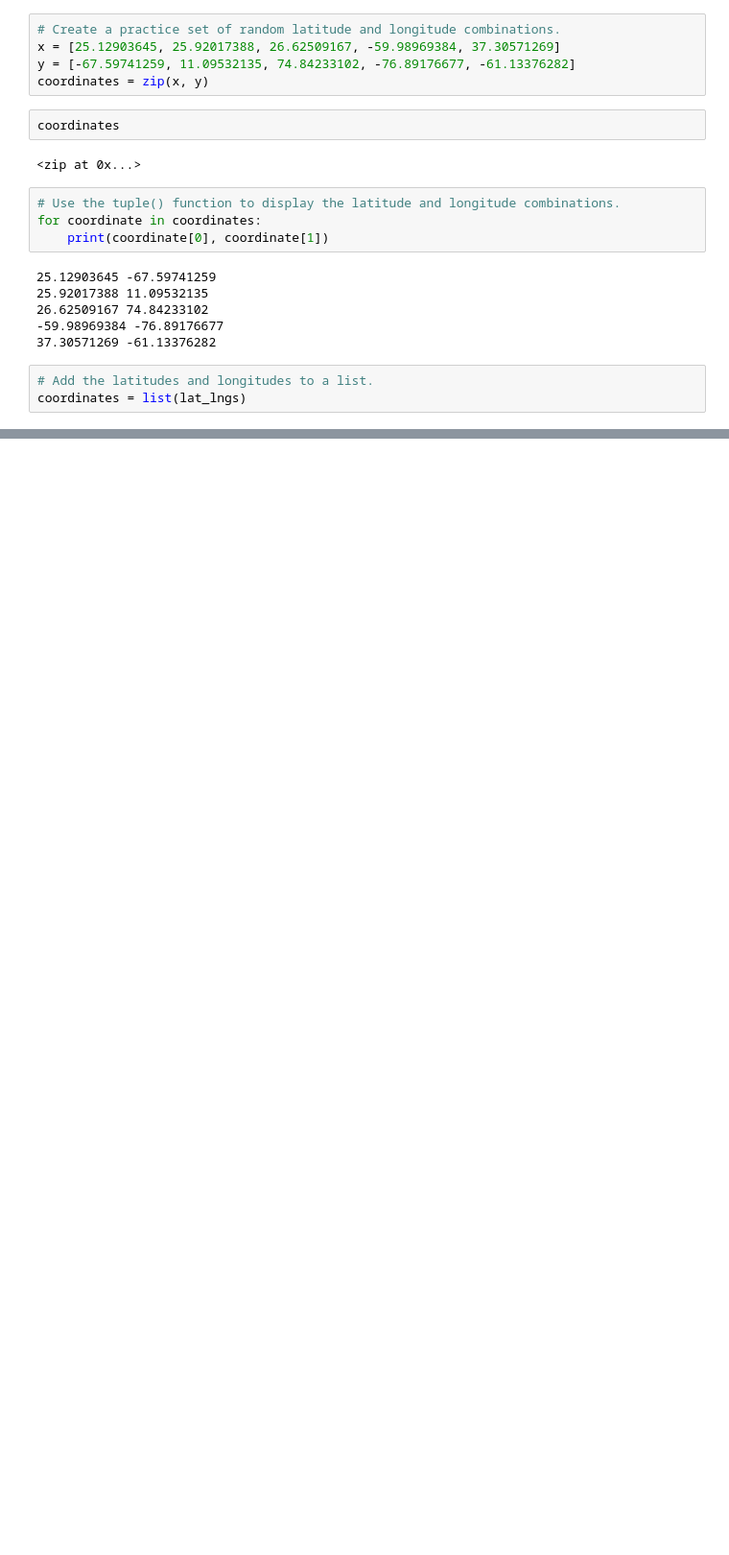
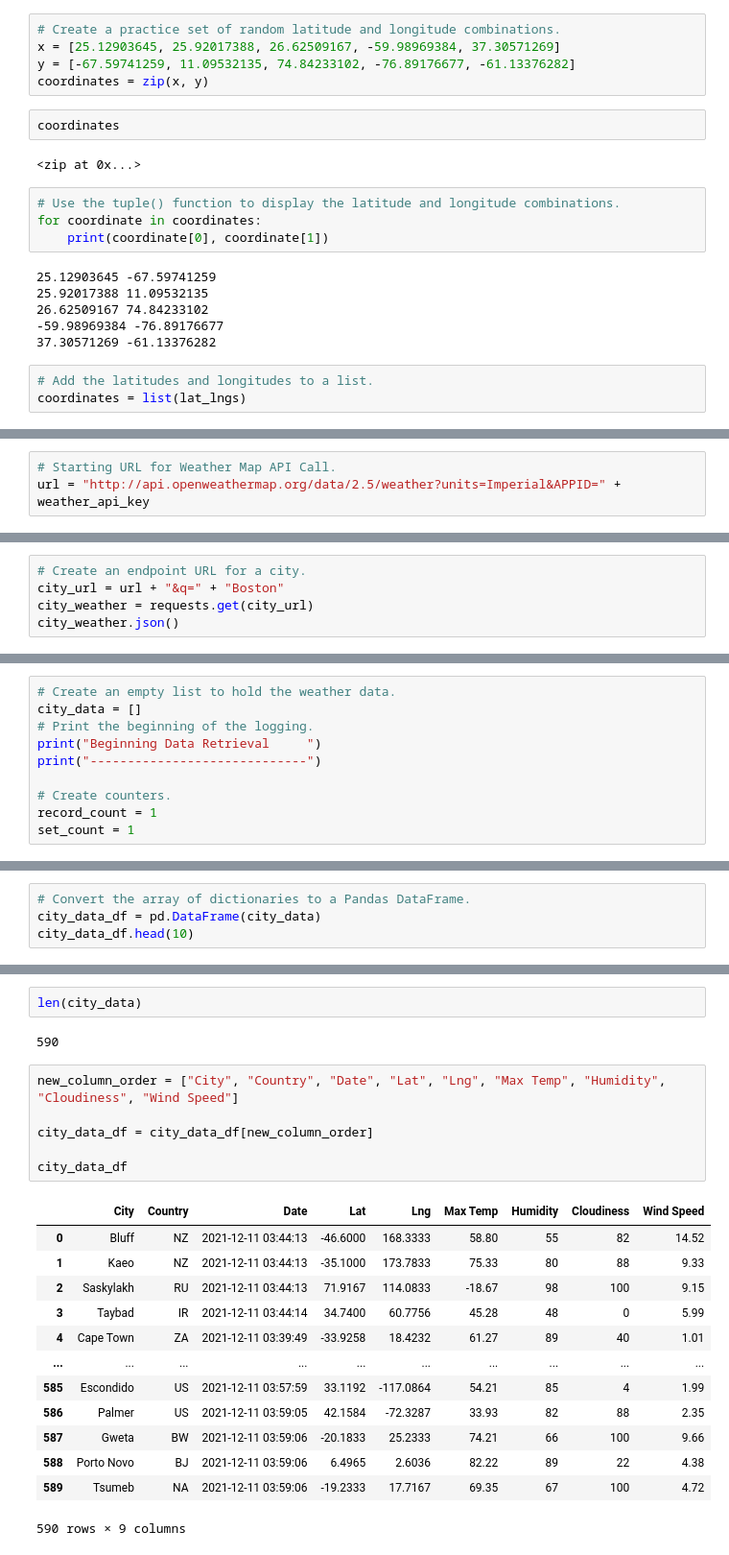
Before and after one commit to sachinnabar/World_Weather_Analysis, a Jupyter notebook: WeatherPy.ipynb, the cells around one changed output, grey strips where cells are left out. Shown at 96% size. Saved outputs shown, nothing was run; the diff lists cells and outputs as text; blank space fills up the shorter version.

Commit message:
Modifications to .gitignore and WeatherPy.ipynb.

```diff
--- a/WeatherPy.ipynb
+++ b/WeatherPy.ipynb
@@ -71,0 +80,3 @@ len(cities)
+# %%
+# Starting URL for Weather Map API Call.
+url = "http://api.openweathermap.org/data/2.5/weather?units=Imperial&APPID=" + weather_api_key
@@ -71,0 +146,5 @@ len(cities)
+# %%
+# Create an endpoint URL for a city.
+city_url = url + "&q=" + "Boston"
+city_weather = requests.get(city_url)
+city_weather.json()
@@ -71,0 +219,10 @@ len(cities)
+# %%
+# Create an empty list to hold the weather data.
+city_data = []
+# Print the beginning of the logging.
+print("Beginning Data Retrieval     ")
+print("-----------------------------")
+
+# Create counters.
+record_count = 1
+set_count = 1
@@ -71,0 +302,4 @@ len(cities)
+# %%
+# Convert the array of dictionaries to a Pandas DataFrame.
+city_data_df = pd.DataFrame(city_data)
+city_data_df.head(10)
@@ -71,0 +318,24 @@ len(cities)
+# %%
+len(city_data)
+# %% [output]
+590
+# %%
+new_column_order = ["City", "Country", "Date", "Lat", "Lng", "Max Temp", "Humidity", "Cloudiness", "Wind Speed"]
+
+city_data_df = city_data_df[new_column_order]
+
+city_data_df
+# %% [output]
+|  | City | Country | Date | Lat | Lng | Max Temp | Humidity | Cloudiness | Wind Speed |
+| 0 | Bluff | NZ | 2021-12-11 03:44:13 | -46.6000 | 168.3333 | 58.80 | 55 | 82 | 14.52 |
+| 1 | Kaeo | NZ | 2021-12-11 03:44:13 | -35.1000 | 173.7833 | 75.33 | 80 | 88 | 9.33 |
+| 2 | Saskylakh | RU | 2021-12-11 03:44:13 | 71.9167 | 114.0833 | -18.67 | 98 | 100 | 9.15 |
+| 3 | Taybad | IR | 2021-12-11 03:44:14 | 34.7400 | 60.7756 | 45.28 | 48 | 0 | 5.99 |
+| 4 | Cape Town | ZA | 2021-12-11 03:39:49 | -33.9258 | 18.4232 | 61.27 | 89 | 40 | 1.01 |
+| ... | ... | ... | ... | ... | ... | ... | ... | ... | ... |
+| 585 | Escondido | US | 2021-12-11 03:57:59 | 33.1192 | -117.0864 | 54.21 | 85 | 4 | 1.99 |
+| 586 | Palmer | US | 2021-12-11 03:59:05 | 42.1584 | -72.3287 | 33.93 | 82 | 88 | 2.35 |
+| 587 | Gweta | BW | 2021-12-11 03:59:06 | -20.1833 | 25.2333 | 74.21 | 66 | 100 | 9.66 |
+| 588 | Porto Novo | BJ | 2021-12-11 03:59:06 | 6.4965 | 2.6036 | 82.22 | 89 | 22 | 4.38 |
+| 589 | Tsumeb | NA | 2021-12-11 03:59:06 | -19.2333 | 17.7167 | 69.35 | 67 | 100 | 4.72 |
+590 rows × 9 columns
```
Also changed, not shown: parts of 29 cells of this notebook, 3 other files.
